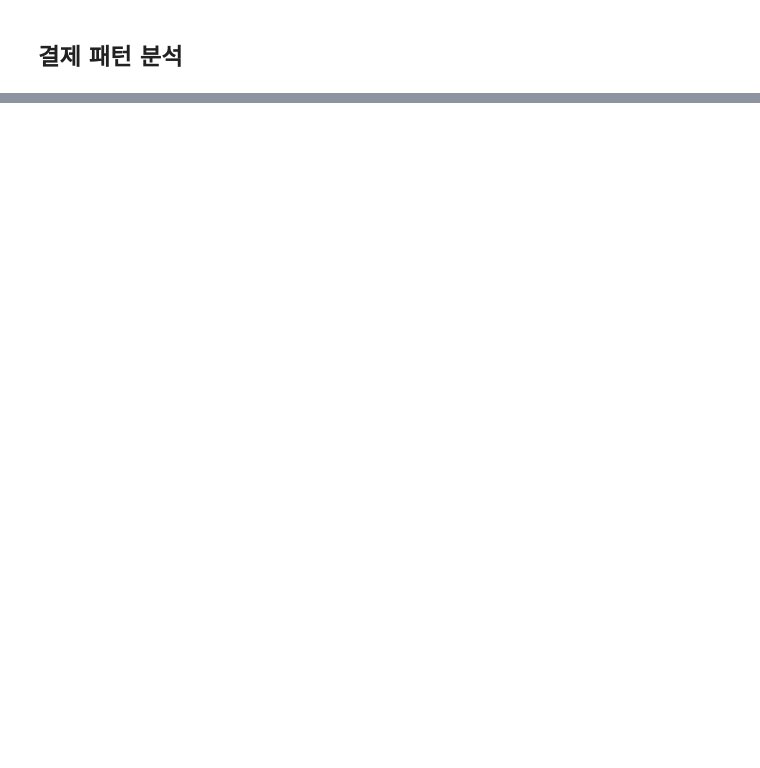
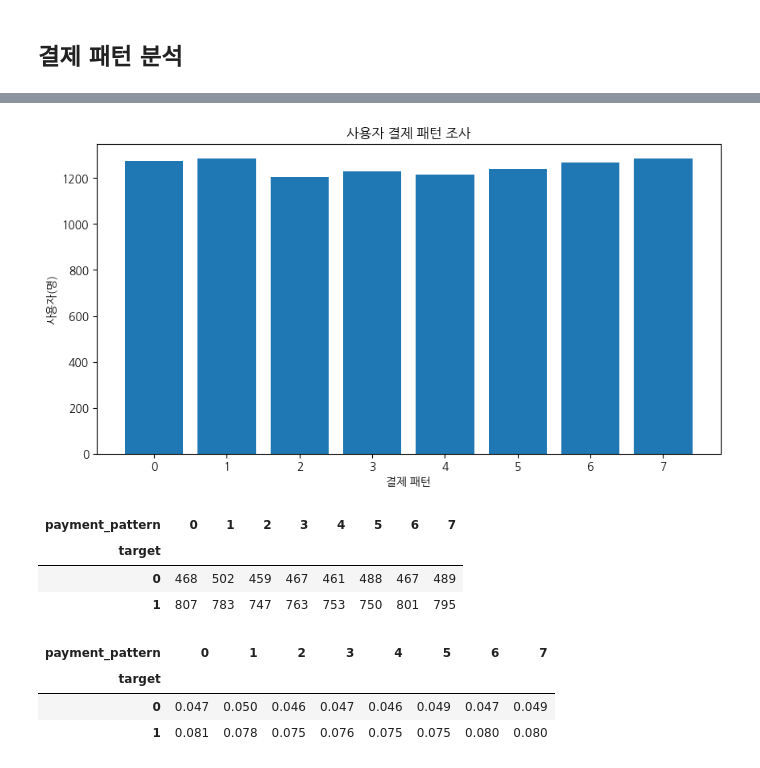
Before and after one commit to ckddn714/WASSUP, a Jupyter notebook: DA_Mini_Project_윤창우.ipynb, the cells around one changed output, grey strips where cells are left out. Cells and saved outputs as stored; diff of their text form; code cells hidden in the pictures; blank space fills up the shorter version.

```diff
--- a/DA_Mini_Project_윤창우.ipynb
+++ b/DA_Mini_Project_윤창우.ipynb
@@ -241,2 +376,5 @@ plt.show()
 # %% [markdown]
 ## 결제 패턴 분석
+# %%
+payment_pattern = user_data.groupby('payment_pattern')['user_id'].count()
+payment_pattern
@@ -242,0 +392,31 @@ plt.show()
+# %%
+# 데이터 시각화
+
+plt.figure(figsize=(10, 5))
+plt.bar(payment_pattern.index, payment_pattern.values)
+plt.title('사용자 결제 패턴 조사')
+plt.xlabel('결제 패턴')
+plt.ylabel('사용자(명)')
+
+plt.show()
+# %% [output]
+[figure, added]
+# %%
+# 결제 패턴과 구독 연장 여부간의 상관관계가 성립하는지 알아보자
+
+payment_pattern_engagement_pivot_table = pd.pivot_table(user_data, values='user_id',
+                                        index=['target'], columns=['payment_pattern'],  aggfunc="count")
+payment_pattern_engagement_pivot_table
+# %% [output]
+| payment_pattern | 0 | 1 | 2 | 3 | 4 | 5 | 6 | 7 |
+| target |  |  |  |  |  |  |  |  |
+| 0 | 468 | 502 | 459 | 467 | 461 | 488 | 467 | 489 |
+| 1 | 807 | 783 | 747 | 763 | 753 | 750 | 801 | 795 |
+# %%
+cohort_payment_pattern_engagement_pivot_table = payment_pattern_engagement_pivot_table.divide(10000, axis=0).round(3)
+cohort_payment_pattern_engagement_pivot_table
+# %% [output]
+| payment_pattern | 0 | 1 | 2 | 3 | 4 | 5 | 6 | 7 |
+| target |  |  |  |  |  |  |  |  |
+| 0 | 0.047 | 0.050 | 0.046 | 0.047 | 0.046 | 0.049 | 0.047 | 0.049 |
+| 1 | 0.081 | 0.078 | 0.075 | 0.076 | 0.075 | 0.075 | 0.080 | 0.080 |
```
Also changed, not shown: parts of 24 cells of this notebook.
